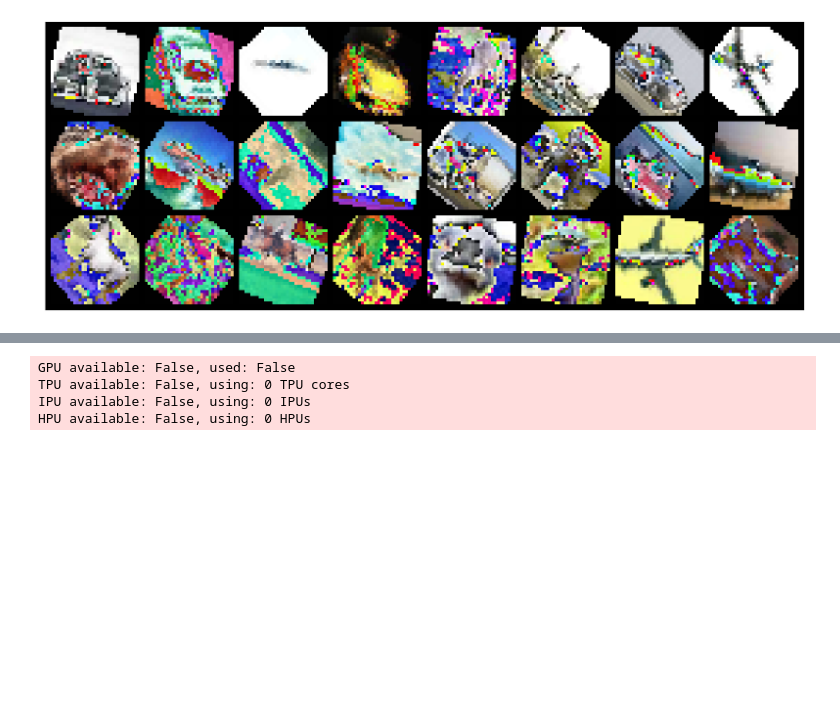
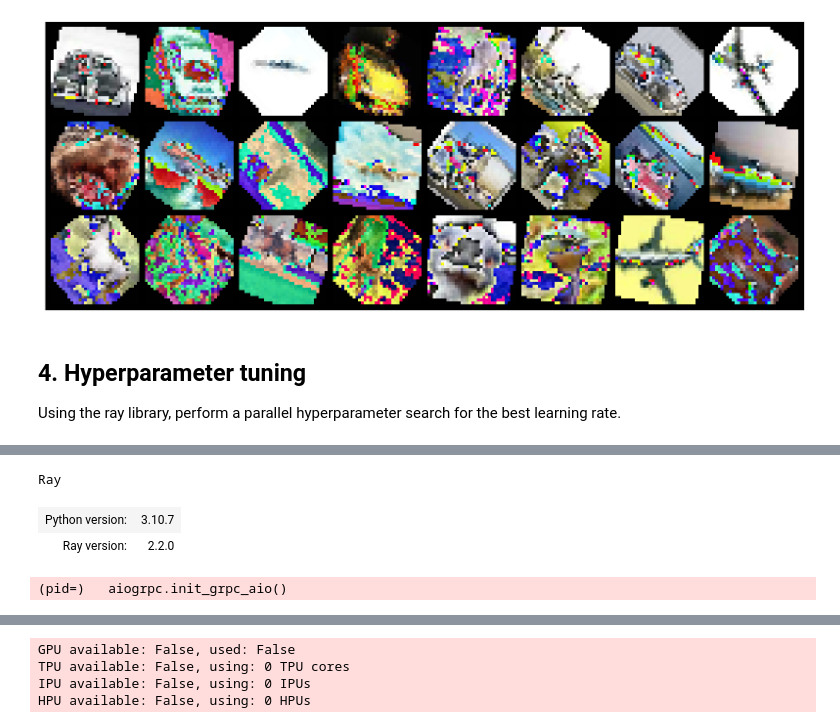
Before and after one commit to petrKantek/intro-to-ml-project, a Jupyter notebook: notebooks/mobilenet_model.ipynb, the cells around one changed output, grey strips where cells are left out. Drawn from its saved outputs; the diff is of its cells as text; code cells hidden in the pictures; blank space fills up the shorter version.

```diff
--- a/notebooks/mobilenet_model.ipynb
+++ b/notebooks/mobilenet_model.ipynb
@@ -104,3 +106,12 @@ Images with normalized pixels
 show(make_grid(samples[0][:24]))
 # %% [output]
 [figure]
+# %% [markdown]
+## 4. Hyperparameter tuning
+
+Using the ray library, perform a parallel hyperparameter search for the best learning rate.
+# %%
+import ray
+
+ray.init(runtime_env={"working_dir": "../src"})
+# %% [output]
@@ -106,0 +122,8 @@ show(make_grid(samples[0][:24]))
+Ray
+| Python version: | 3.10.7 |
+| Ray version: | 2.2.0 |
+# %%
+# put the dataset into ray's object storage
+cifar_ref = ray.put(cifar)
+# %% [output]
+(pid=)   aiogrpc.init_grpc_aio()
```
Also changed, not shown: parts of 14 cells of this notebook, 1 other file.
